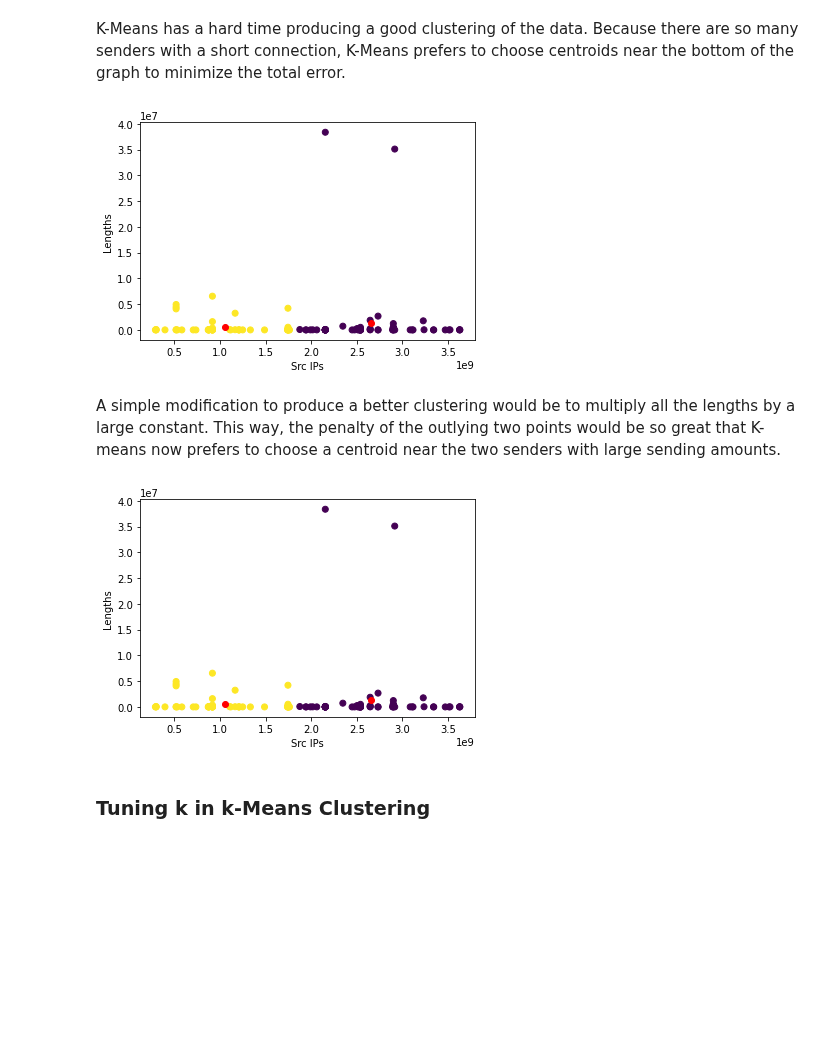
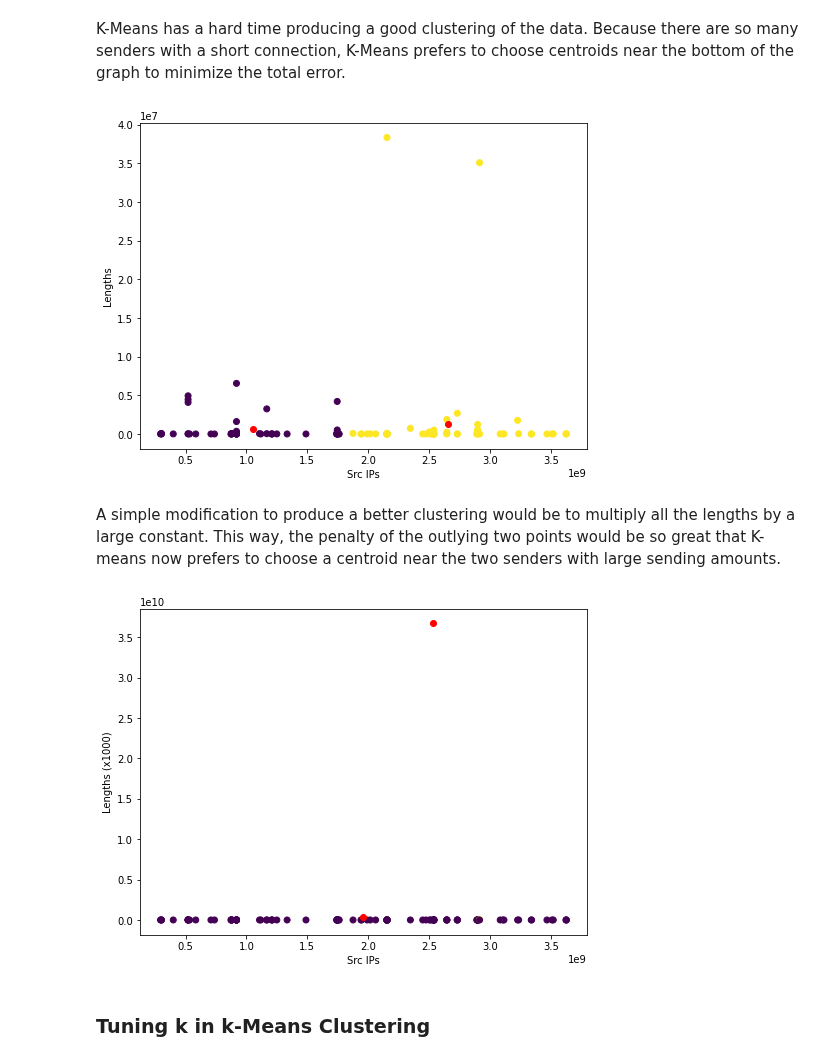
Before and after one commit to noise-lab/ml-networking, a Jupyter notebook: 5-Clustering.ipynb, the cells around one changed output. Saved outputs shown, nothing was run; the diff lists cells and outputs as text; code cells hidden in the pictures; blank space fills up the shorter version.

```diff
--- a/5-Clustering.ipynb
+++ b/5-Clustering.ipynb
@@ -30,6 +30,7 @@ import pandas as pd
 import pickle
 from matplotlib import pyplot as plt
 %matplotlib inline
+plt.rcParams["figure.figsize"] = (8,6)
 
 from data_collection.parse_pcap import pcap_to_pandas
 import ipaddress
@@ -142,23 +143,23 @@ plt.xlabel("Src IPs")
 plt.ylabel("Lengths")
 plt.show()
 # %% [output]
-[figure, old version]
+[figure, new version]
 # %% [markdown]
 A simple modification to produce a better clustering would be to multiply all the lengths by a large constant. This way, the penalty of the outlying two points would be so great that K-means now prefers to choose a centroid near the two senders with large sending amounts.
 # %%
 kmeans = KMeans(n_clusters=2)
-X_scaled = list(zip(ip_src, ip_src_lengths*1000))
+X_scaled = list(zip(ip_src, ip_src_bytes*1000))
 kmeans.fit(X_scaled)
 clusters = kmeans.predict(X_scaled)
 # %%
 plt.scatter(ip_src, ip_src_bytes, c=clusters)
 centers = kmeans.cluster_centers_
 plt.scatter(centers[:, 0], centers[:, 1], color='red')
 plt.xlabel("Src IPs")
-plt.ylabel("Lengths")
+plt.ylabel("Lengths (x1000)")
 plt.show()
 # %% [output]
-[figure, old version]
+[figure, new version]
 # %% [markdown]
 ### Tuning k in k-Means Clustering
 # %%
```
Also changed, not shown: parts of 10 cells of this notebook.
